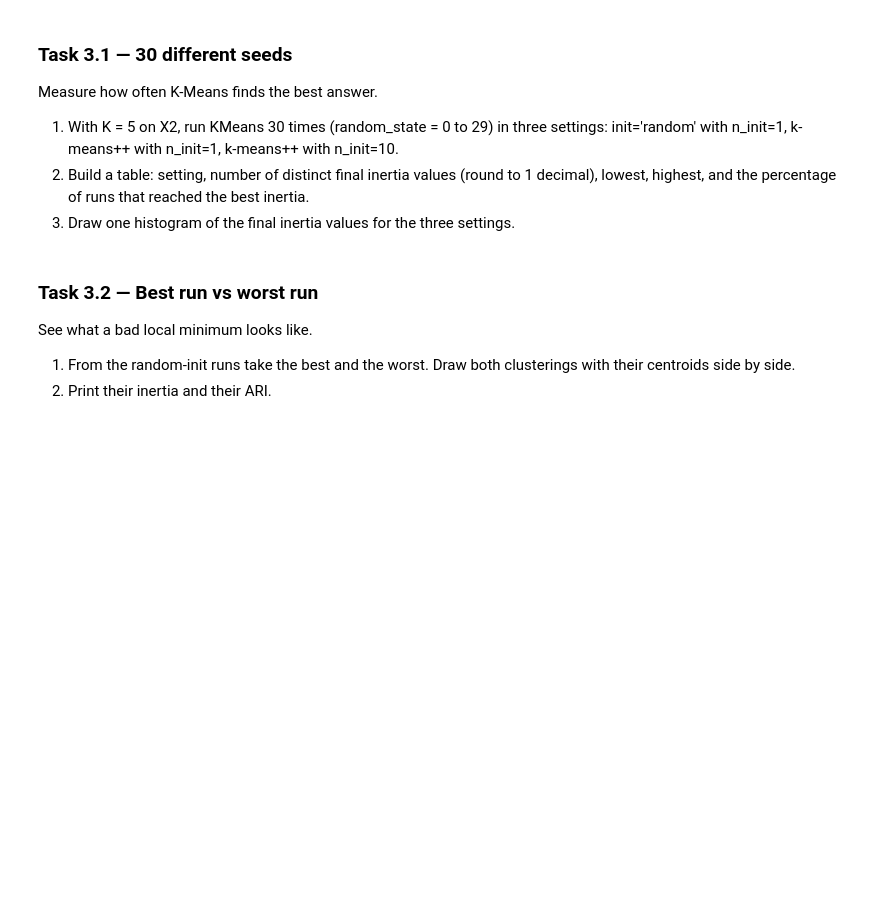
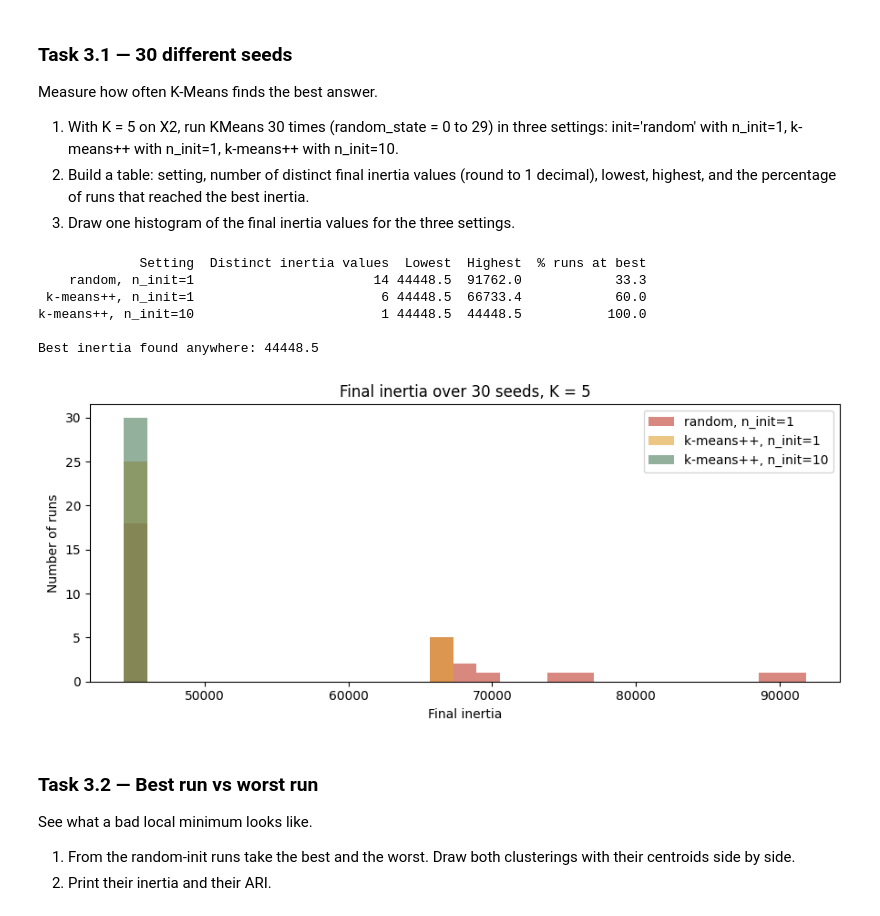
Before and after one commit to ManahilFatima16/Machine_Learning_Labs-., a Jupyter notebook: Lab_10_Manahil_Fatima_k_means_clustering.ipynb, the cells around one changed output. Cells and saved outputs as stored; diff of their text form; code cells hidden in the pictures; blank space fills up the shorter version.

```diff
--- a/Lab_10_Manahil_Fatima_k_means_clustering.ipynb
+++ b/Lab_10_Manahil_Fatima_k_means_clustering.ipynb
@@ -246,0 +414,12 @@ Points 1, 3, 5, 7, 11, 13, 15 with K = 2 and starting centroids 1 and 11 (the 'P
+# %%
+# YOUR CODE HERE
+pts = np.array([1, 3, 5, 7, 11, 13, 15], dtype=float)
+lab, cen, inert, n = my_kmeans(pts, [1, 11])
+print("Final C1:", pts[lab == 0].tolist(), " C2:", pts[lab == 1].tolist())
+print("Centroids:", cen.ravel(), " Iterations (including the check pass):", n, " Inertia:", inert)
+Xp = pts[:, None]
+sp = silhouette_samples(Xp, lab)
+for p in [1, 7, 11]:
+    i = int(np.where(pts == p)[0][0])
+    a, b, s = sil_point(Xp, lab, i)
+    print(f"Point {p:>2}: a = {a:.2f}, b = {b:.2f}, s = {s:.3f}   silhouette_samples = {sp[i]:.3f}")
@@ -293,3 +476,35 @@ Measure how often K-Means finds the best answer.
+# %%
+# YOUR CODE HERE
+settings = [("random, n_init=1", dict(init="random", n_init=1)),
+            ("k-means++, n_init=1", dict(init="k-means++", n_init=1)),
+            ("k-means++, n_init=10", dict(init="k-means++", n_init=10))]
+runs = {}
+for name, kw in settings:
+    runs[name] = [KMeans(n_clusters=5, random_state=s, **kw).fit(X2) for s in range(30)]
+rows = []
+for name, _ in settings:
+    inn = np.array([r.inertia_ for r in runs[name]])
+    best = inn.min()
+    rows.append((name, len(set(inn.round(1))), round(inn.min(), 1), round(inn.max(), 1), round(100 * np.mean(np.isclose(inn, best, atol=0.05)), 1)))
+stab = pd.DataFrame(rows, columns=["Setting", "Distinct inertia values", "Lowest", "Highest", "% runs at best"])
+print(stab.to_string(index=False))
+overall_best = min(r.inertia_ for v in runs.values() for r in v)
+print("\nBest inertia found anywhere:", round(overall_best, 1))
+plt.figure(figsize=(9, 4))
+allv = np.concatenate([[r.inertia_ for r in runs[n]] for n, _ in settings])
+bins = np.linspace(allv.min() - 50, allv.max() + 50, 30)
+for (name, _), col in zip(settings, ["#c0392b", "#e0a030", "#4a7c59"]):
+    plt.hist([r.inertia_ for r in runs[name]], bins=bins, alpha=0.6, label=name, color=col)
+plt.xlabel("Final inertia"); plt.ylabel("Number of runs"); plt.title("Final inertia over 30 seeds, K = 5"); plt.legend()
+plt.tight_layout(); plt.show()
+# %% [output]
+             Setting  Distinct inertia values  Lowest  Highest  % runs at best
+    random, n_init=1                       14 44448.5  91762.0            33.3
+ k-means++, n_init=1                        6 44448.5  66733.4            60.0
+k-means++, n_init=10                        1 44448.5  44448.5           100.0
+
+Best inertia found anywhere: 44448.5
+[figure, added]
 # %% [markdown]
 ### Task 3.2 — Best run vs worst run
 
```
Also changed, not shown: parts of 63 cells of this notebook.
